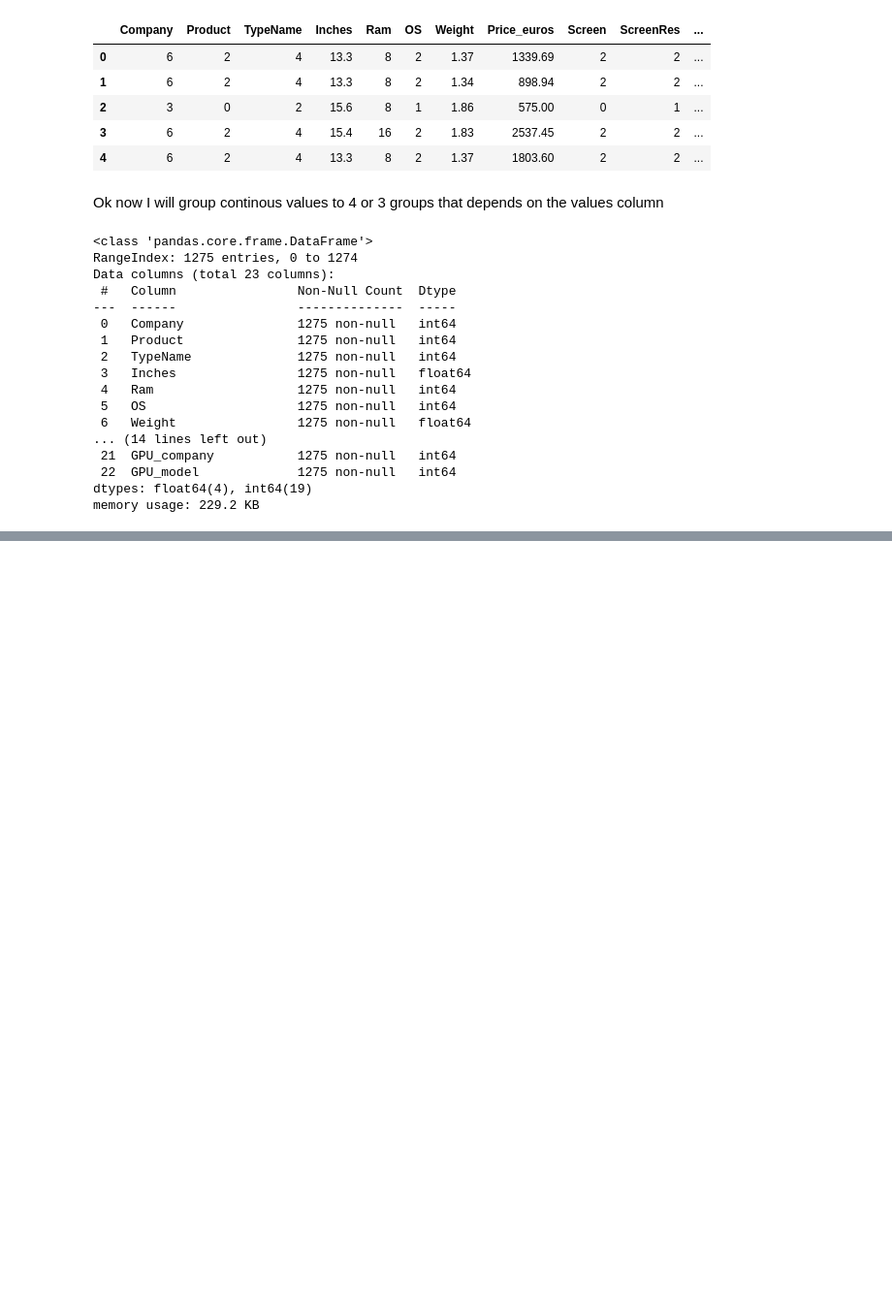
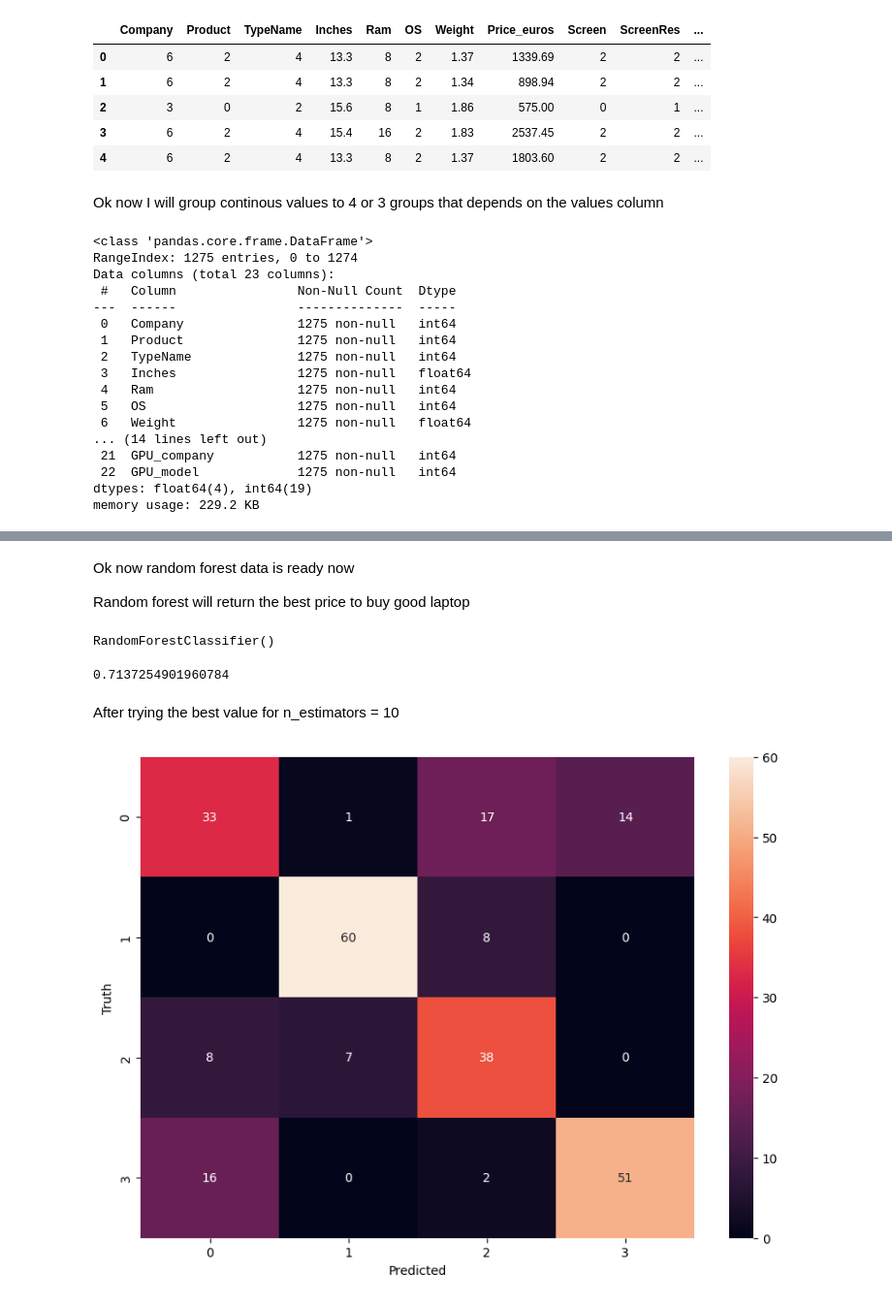
Before and after one commit to MinaGO1/Laptop-prices-dataset, a Jupyter notebook: Task.ipynb, the cells around one changed output, grey strips where cells are left out. Shown at 97% size. Cells and saved outputs as stored; diff of their text form; code cells hidden in the pictures; blank space fills up the shorter version.

Commit message:
Made RF model. Now you should learn what is the Neural Network and apply it to your project

```diff
--- a/Task.ipynb
+++ b/Task.ipynb
@@ -1755,0 +2001,33 @@ memory usage: 229.2 KB
+# %% [markdown]
+Ok now random forest data is ready now
+
+Random forest will return the best price to buy good laptop
+# %%
+X = tree_df.drop('Price_euros' , axis=1)
+y = tree_df['Price_euros']
+X_train , X_test , y_train , y_test = train_test_split(X, y , test_size=0.2)
+# %%
+from sklearn.ensemble import RandomForestClassifier
+RF_model = RandomForestClassifier()
+RF_model.fit(X_train , y_train)
+# %% [output]
+RandomForestClassifier()
+# %%
+# Testing score of the model to see if I should increase random trees or not
+RF_model.score(X_test , y_test)
+# %% [output]
+0.7137254901960784
+# %% [markdown]
+After trying the best value for n_estimators = 10
+# %%
+y_pred = RF_model.predict(X_test)
+# %%
+# Making heatmap for y predicted and truth
+from sklearn.metrics import confusion_matrix
+cm = confusion_matrix(y_test , y_pred)
+plt.figure(figsize=(10,7))
+sns.heatmap(cm , annot=True);
+plt.xlabel('Predicted');
+plt.ylabel('Truth');
+# %% [output]
+[figure, added]
```
Also changed, not shown: parts of 36 cells of this notebook.
